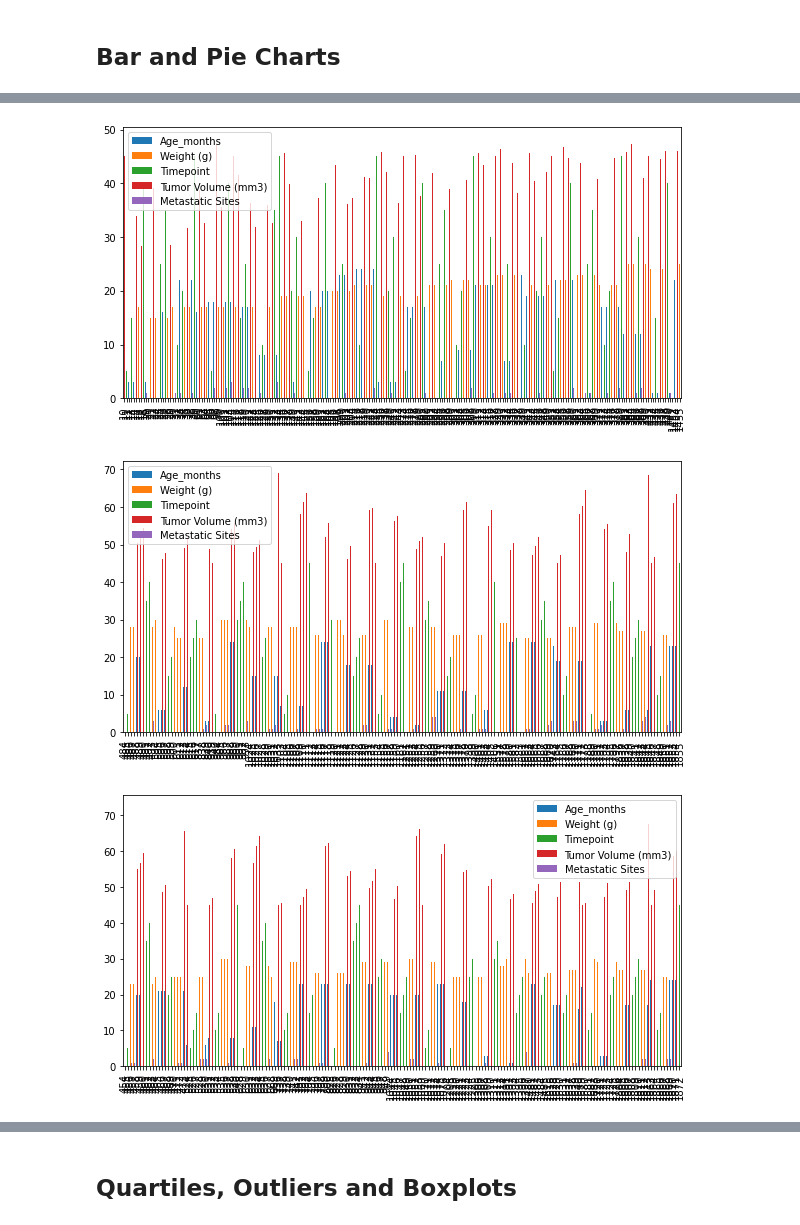
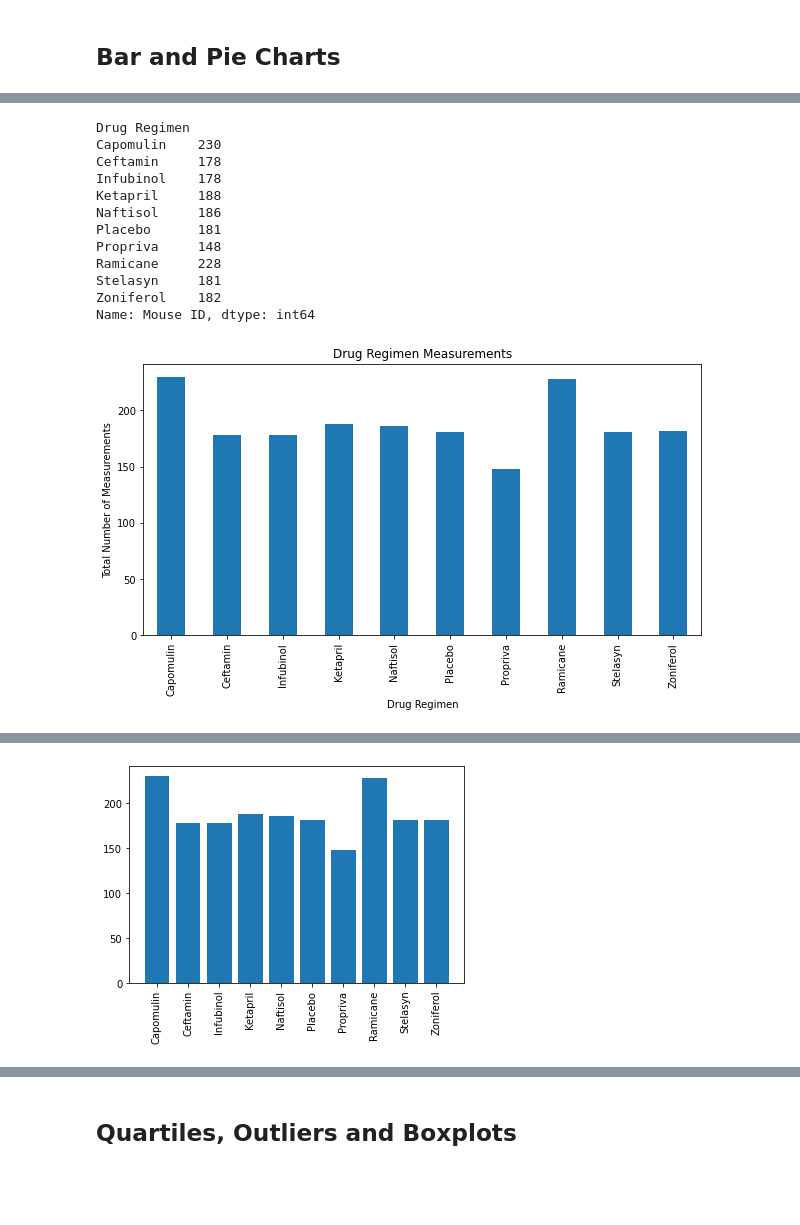
Before and after one commit to RoPalacios74/Matplotlib_Challenge, a Jupyter notebook: Pymaceuticals/pymaceuticals_starter.ipynb, the cells around one changed output, grey strips where cells are left out. Drawn from its saved outputs; the diff is of its cells as text; code cells hidden in the pictures; blank space fills up the shorter version.

```diff
--- a/Pymaceuticals/pymaceuticals_starter.ipynb
+++ b/Pymaceuticals/pymaceuticals_starter.ipynb
@@ -64,0 +52,4 @@ mouse_merge_df
+# %%
+duplicated_data = mouse_merge_df.loc[mouse_merge_df["Mouse ID"]=="g989"]
+clean_data = mouse_merge_df.loc[mouse_merge_df["Mouse ID"]!="g989"]
+clean_data
@@ -137,13 +140,29 @@ drug_regimen_["Tumor Volume (mm3)"].agg([ "count" ])
+# %%
+measurement_numbers=clean_data.groupby(["Drug Regimen"])["Mouse ID"].count()
+measurement_numbers
+# %% [output]
+Drug Regimen
+Capomulin    230
+Ceftamin     178
+Infubinol    178
+Ketapril     188
+Naftisol     186
+Placebo      181
+Propriva     148
+Ramicane     228
+Stelasyn     181
+Zoniferol    182
+Name: Mouse ID, dtype: int64
 # %%
 # Generate a bar plot showing the total number of measurements taken on each drug regimen using pandas.
-drug_regimen_group.plot(kind="bar", figsize=(10,5))
+#http://localhost:8812/notebooks/1/Activities/13-Stu_AvgRain-BarChartsWithPandas/Solved/avg_state_rain.ipynb
+
+measurement_numbers.plot.bar(figsize=(10,5))
 
 plt.title("Drug Regimen Measurements")
 plt.xlabel("Drug Regimen")
 plt.ylabel("Total Number of Measurements")
 
 plt.show()
 # %% [output]
-[figure, old version]
+[figure, new version]
-[figure, removed]
-[figure, removed]
@@ -157,4 +169,9 @@ plt.show()
 # %%
 # Generate a bar plot showing the total number of measurements taken on each drug regimen using pyplot.
+plt.bar(measurement_numbers.index.values, measurement_numbers.values)
+plt.xticks(rotation=90)
+plt.show()
+# %% [output]
+[figure, added]
 # %%
 # Generate a pie plot showing the distribution of female versus male mice using pandas
```
Also changed, not shown: parts of 14 cells of this notebook.
